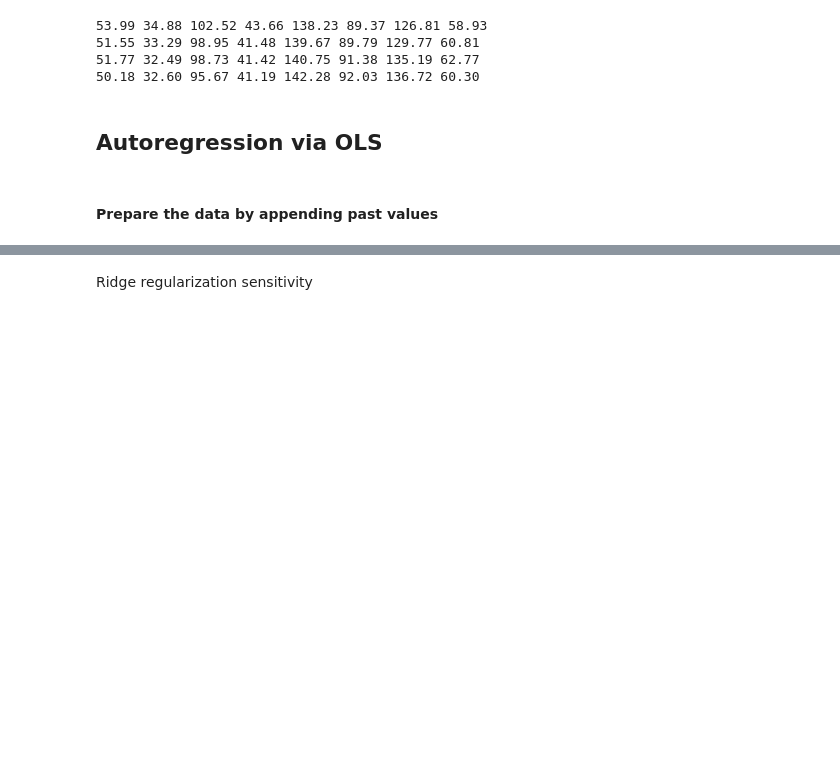
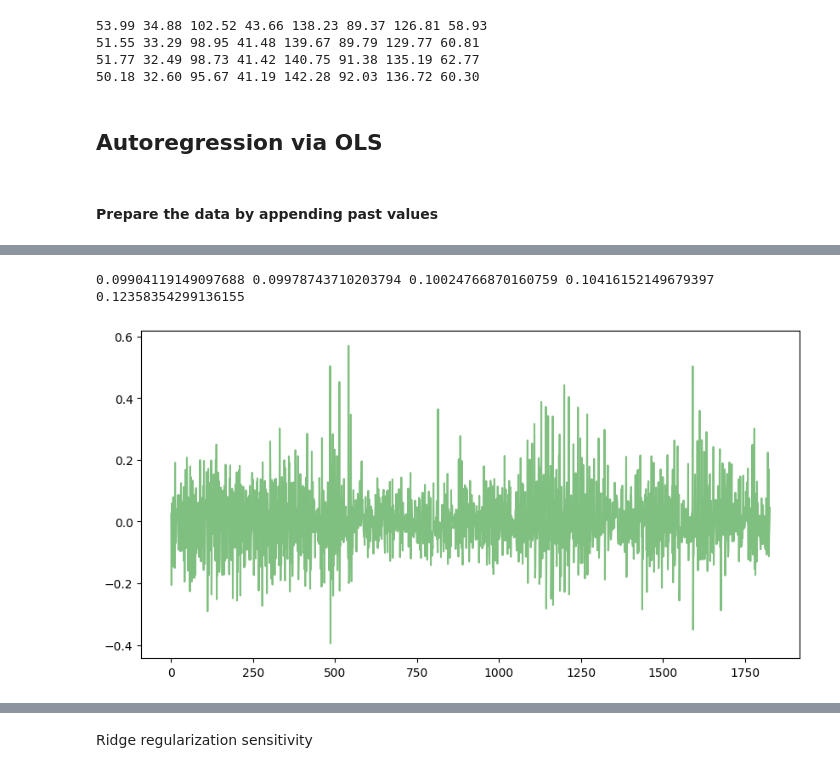
Before and after one commit to Jagabathula-Projects/news-based-forecasting, a Jupyter notebook: foodprice_arima.ipynb, the cells around one changed output, grey strips where cells are left out. Drawn from its saved outputs; the diff is of its cells as text; code cells hidden in the pictures; blank space fills up the shorter version.

Commit message:
added price data, LDA avg embeddings and updated linear models code for predicting log returns

```diff
--- a/foodprice_arima.ipynb
+++ b/foodprice_arima.ipynb
@@ -89,17 +97,21 @@ embed_multiplier = 1
 # %% [markdown]
 # Read different embeddings
 # %%
-test_event_embeddings = np.load(f'{path}events_test.npy')
-train_event_embeddings = np.load(f'{path}events_train.npy')
-train_topic_embeddings = np.load(f'{path}toi.maxLDA_train.npy')
-test_topic_embeddings = np.load(f'{path}toi.maxLDA_test.npy')
-train_word_embeddings = np.load(f'{path}toi.W2V_train.npy')
-test_word_embeddings = np.load(f'{path}toi.W2V_test.npy')
+embeddings_path = '/content/drive/MyDrive/news-based-forecasting/embeddings/'
+test_event_embeddings = np.load(f'{embeddings_path}events_test.npy')
+train_event_embeddings = np.load(f'{embeddings_path}events_train.npy')
+train_topic_embeddings = np.load(f'{embeddings_path}toi.maxLDA_train.npy')
+test_topic_embeddings = np.load(f'{embeddings_path}toi.maxLDA_test.npy')
+train_word_embeddings = np.load(f'{embeddings_path}toi.W2V_train.npy')
+test_word_embeddings = np.load(f'{embeddings_path}toi.W2V_test.npy')
+train_doc_embeddings = np.load(f'{embeddings_path}toi.D2V_train.npy')
+test_doc_embeddings = np.load(f'{embeddings_path}toi.D2V_test.npy')
 # concatenate train and test
 all_event_embeddings = pd.DataFrame(np.vstack((train_event_embeddings, test_event_embeddings)), index=df_o.index)
 all_word_embeddings = pd.DataFrame(np.vstack((train_word_embeddings, test_word_embeddings)), index=df_o.index)
 all_topic_embeddings = pd.DataFrame(np.vstack((train_topic_embeddings, test_topic_embeddings)), index=df_o.index)
-all_embeddings_dict = {'LDA': all_topic_embeddings, 'w2v': all_word_embeddings, 'events': all_event_embeddings}
+all_doc_embeddings = pd.DataFrame(np.vstack((train_doc_embeddings, test_doc_embeddings)), index=df_o.index)
+all_embeddings_dict = {'LDA': all_topic_embeddings, 'w2v': all_word_embeddings, 'events': all_event_embeddings, 'd2v': all_doc_embeddings}
 # %% [markdown]
 Verify embeddings
 # %%
@@ -421,0 +419,2 @@ Test RMSE for 0.1 = [323.10655225] Coef sum = 0.0
+# %%
+ scale, all_event_data_agg, all_event_data, all_price_data, diff_prices_scaled = prepare_data(crop, embedding_type, 1, 7, False)
@@ -421,0 +436,27 @@ Test RMSE for 0.1 = [323.10655225] Coef sum = 0.0
+# %%
+plt.figure(figsize=(10, 5))
+crop = 'Onion'
+raw_price_pred = False
+for price_lag in [7]:
+  price_lag_scores = dict()
+  for embedding_type in all_embeddings_dict:
+    event_lag_r2scores = dict()
+    for lag_id, lag in enumerate(event_lags):
+      scale, all_event_data_agg, all_event_data, all_price_data, diff_prices_scaled = prepare_data(crop, embedding_type, price_lag, lag, not raw_price_pred)
+      all_data = pd.concat([all_price_data, embed_multiplier*all_event_data], axis=1)
+      all_data_agg = pd.concat([all_price_data, all_event_data_agg], axis=1)
+      train_Y = np.ravel(diff_prices_scaled.loc[train_period_start+price_lag-1+n_step_ahead:train_period_end])
+      test_y = np.ravel(diff_prices_scaled.loc[train_period_end+1:test_period_end])
+      if lag == 1 and embedding_type == 'LDA':
+        ar_residuals_train, ar_residuals_test, ar_test_rmse = ar_forecasts(all_price_data, crop, scale, price_lag, train_Y, test_y, lag_id)
+      event_lag_r2scores[lag] = arx_forecasts(all_data_agg, crop, scale, price_lag, train_Y, test_y, lag_id+1)
+      # event_lag_r2scores[lag] = arx_forecasts(all_event_data_agg, crop, scale, price_lag, ar_residuals_train, ar_residuals_test, lag_id+1)
+    # find the best event lag
+    best_event_lag = max(event_lag_r2scores, key=lambda w: event_lag_r2scores[w][0])
+    price_lag_scores[embedding_type] = event_lag_r2scores[best_event_lag][1]
+    # print(f"AR-{price_lag}+{embedding_type} w/ reg test RMSE for {crop} = {event_lag_r2scores[best_event_lag][1]}")
+  print(f"{ar_test_rmse} {price_lag_scores['events']} {price_lag_scores['LDA']} {price_lag_scores['w2v']} {price_lag_scores['d2v']}")
+#plt.legend(loc='best')
+# %% [output]
+0.09904119149097688 0.09978743710203794 0.10024766870160759 0.10416152149679397 0.12358354299136155
+[figure, added]
```
Also changed, not shown: parts of 34 cells of this notebook, 7 other files.
